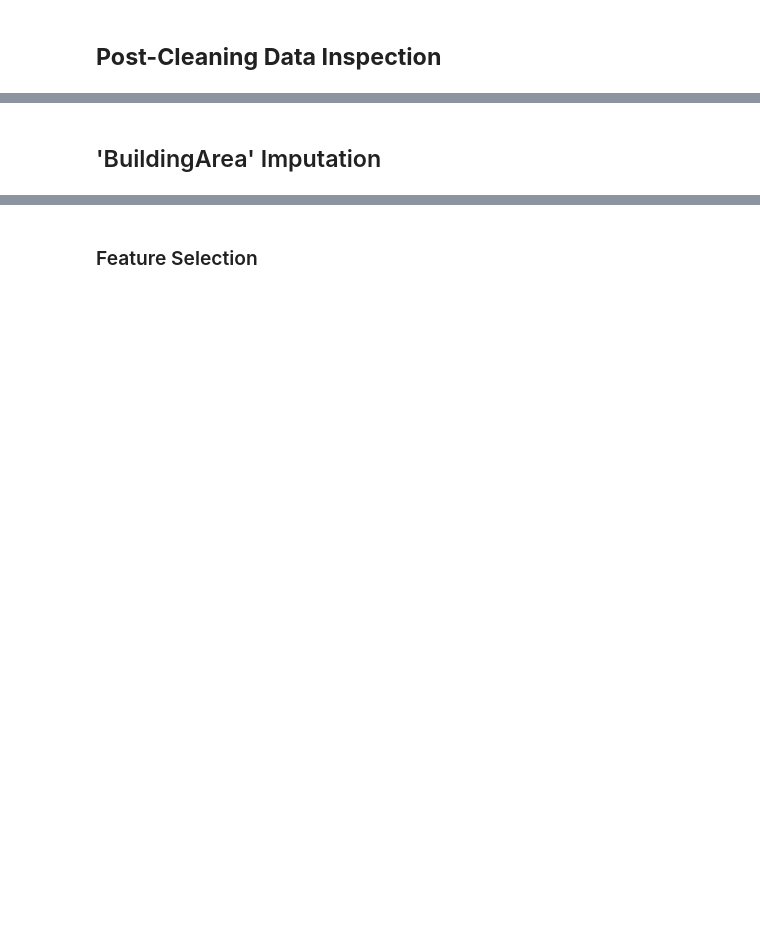
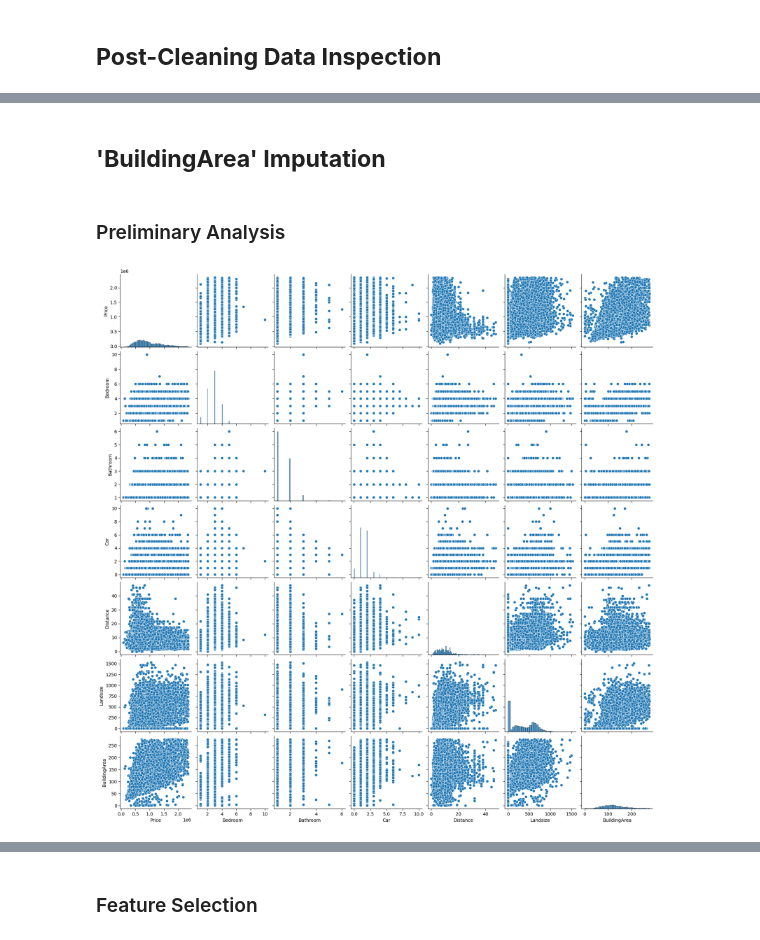
Before and after one commit to arahm071/Melbourne-Modeling-Journey, a Jupyter notebook: 05_Analysis_Reporting/Notebooks/02_Data_Cleaning.ipynb, the cells around one changed output, grey strips where cells are left out. Cells and saved outputs as stored; diff of their text form; code cells hidden in the pictures; blank space fills up the shorter version.

```diff
--- a/05_Analysis_Reporting/Notebooks/02_Data_Cleaning.ipynb
+++ b/05_Analysis_Reporting/Notebooks/02_Data_Cleaning.ipynb
@@ -245,2 +307,10 @@ print(f'\n Number of entries in dataset: {melb_data.shape[0]}')
 # %% [markdown]
-## 'BuildingArea' Imputation
+## **'BuildingArea' Imputation**
+# %% [markdown]
+### Preliminary Analysis
+# %%
+# Explore the relationships between quantitative variables and visualize correlations.
+sns.pairplot(data=melb_data[quant_columns])
+plt.show()
+# %% [output]
+[figure, added]
```
Also changed, not shown: parts of 83 cells of this notebook, 8 other files.
